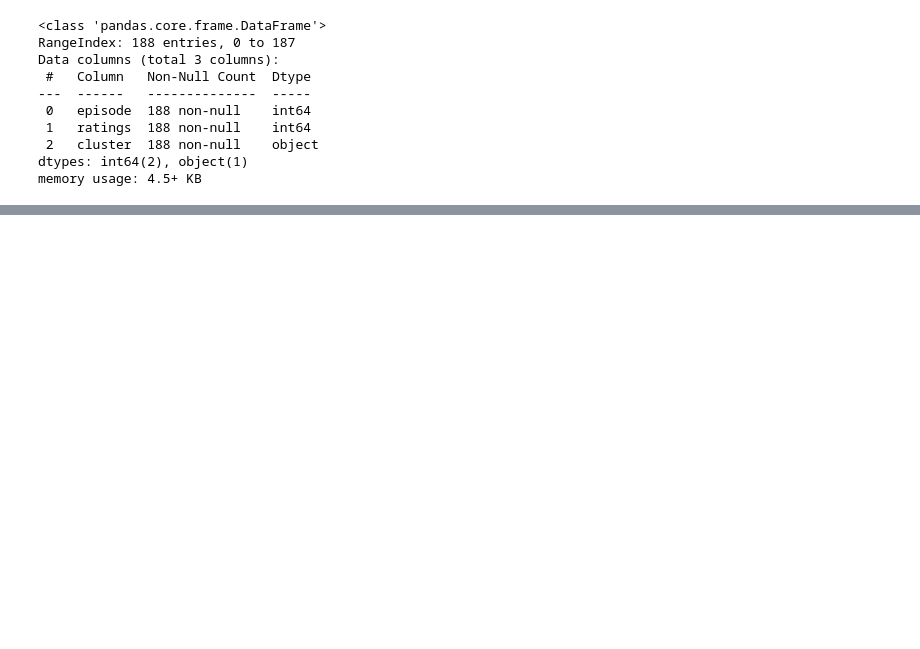
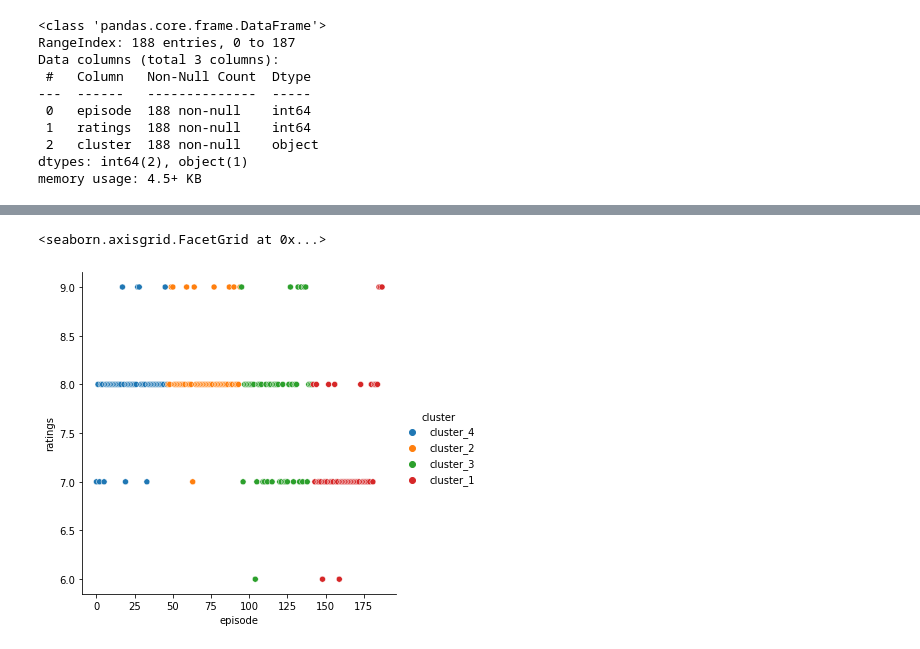
Before and after one commit to jamesallen0351/the_office, a Jupyter notebook: office_scratchpad.ipynb, the cells around one changed output, grey strips where cells are left out. Drawn from its saved outputs; the diff is of its cells as text; code cells hidden in the pictures; blank space fills up the shorter version.

```diff
--- a/office_scratchpad.ipynb
+++ b/office_scratchpad.ipynb
@@ -672,0 +764,8 @@ for col in df.columns:
+# %%
+kmeans = KMeans(n_clusters=4).fit(X)
+df['cluster'] = kmeans.predict(X)
+df.cluster = 'cluster_' + (df.cluster + 1).astype('str')
+sns.relplot(data=df, x='episode', y='ratings', hue='cluster')
+# %% [output]
+<seaborn.axisgrid.FacetGrid at 0x...>
+[figure, added]
```
Also changed, not shown: parts of 21 cells of this notebook.
